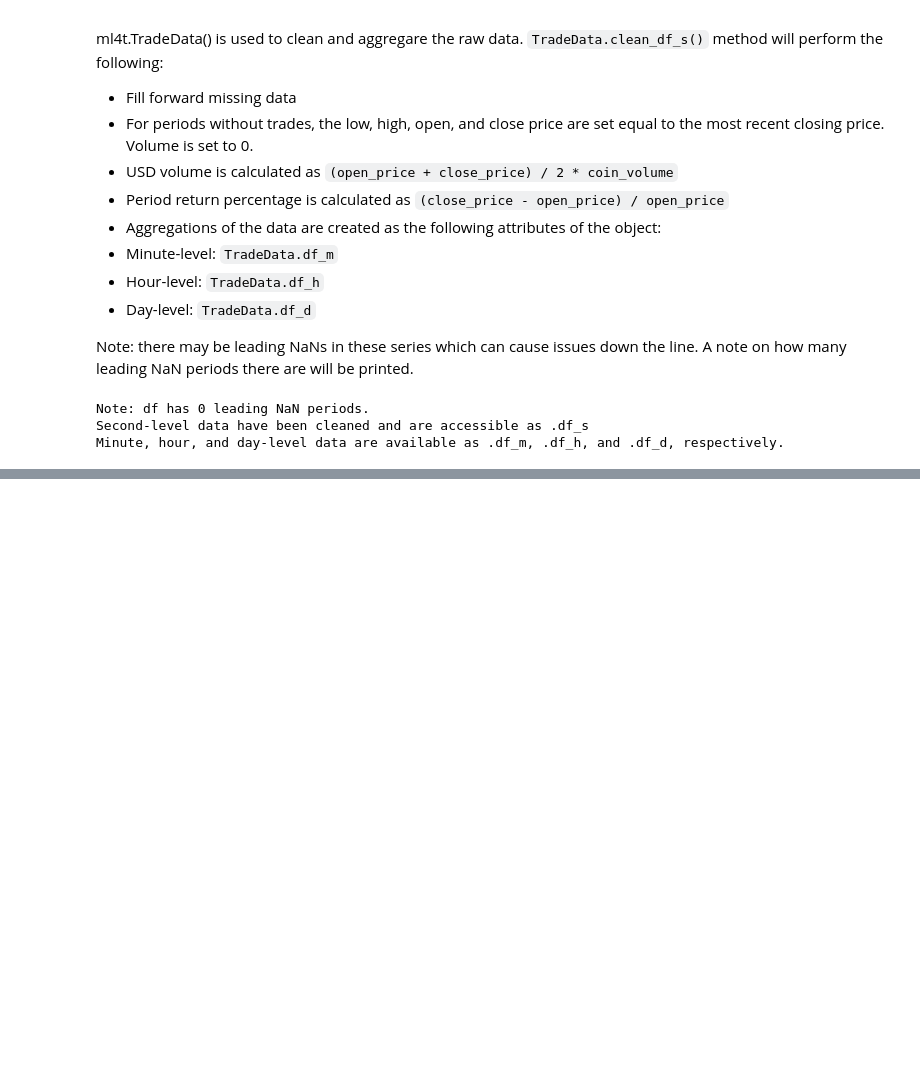
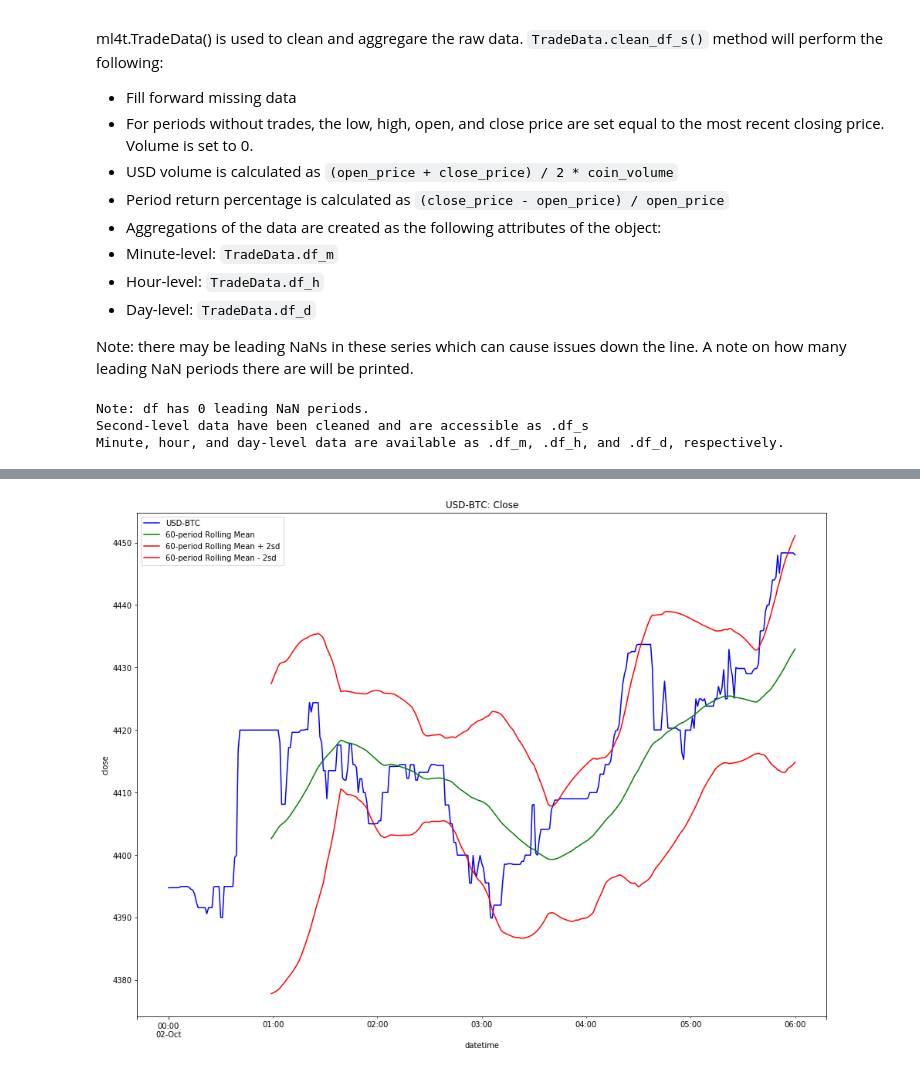
Before and after one commit to ethanruhe/ml_for_trading, a Jupyter notebook: 1: Cleaning Raw Data.ipynb, the cells around one changed output, grey strips where cells are left out. Drawn from its saved outputs; the diff is of its cells as text; code cells hidden in the pictures; blank space fills up the shorter version.

```diff
--- a/1: Cleaning Raw Data.ipynb
+++ b/1: Cleaning Raw Data.ipynb
@@ -129 +157,7 @@ The ml4t library
+# %%
+# Minute-level closing price, 100-minute rolling mean and Bollinger Bands
+# 2017-10-01:2017-10-02
+ml4t.plot_rm(trade_data.df_m['2017-10-02 00:00:00':'2017-10-02 06:00:00'], var='close', n=60, bollinger=True)
+# %% [output]
+[figure, added]
 # %%
```
Also changed, not shown: parts of 10 cells of this notebook, 1 other file.
